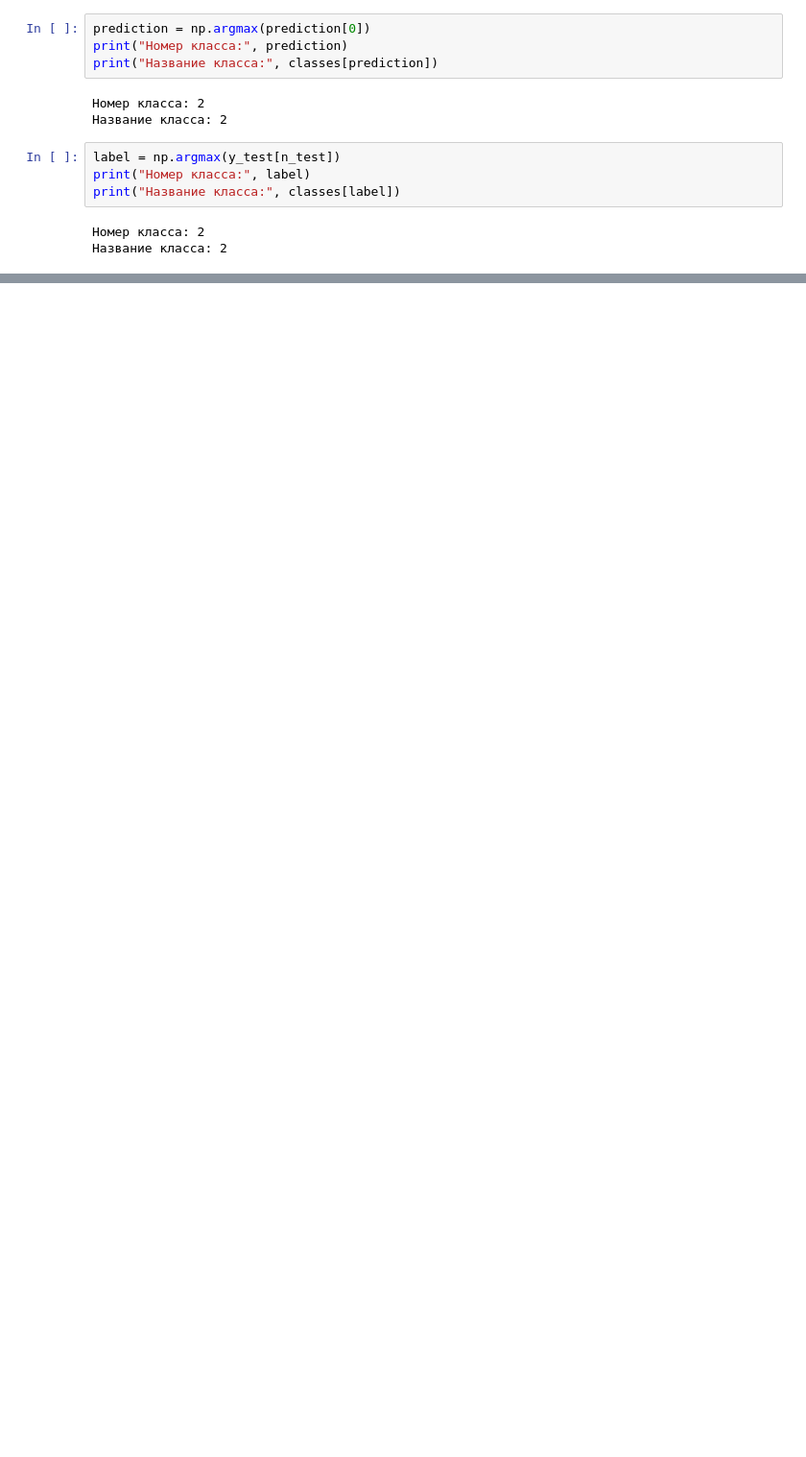
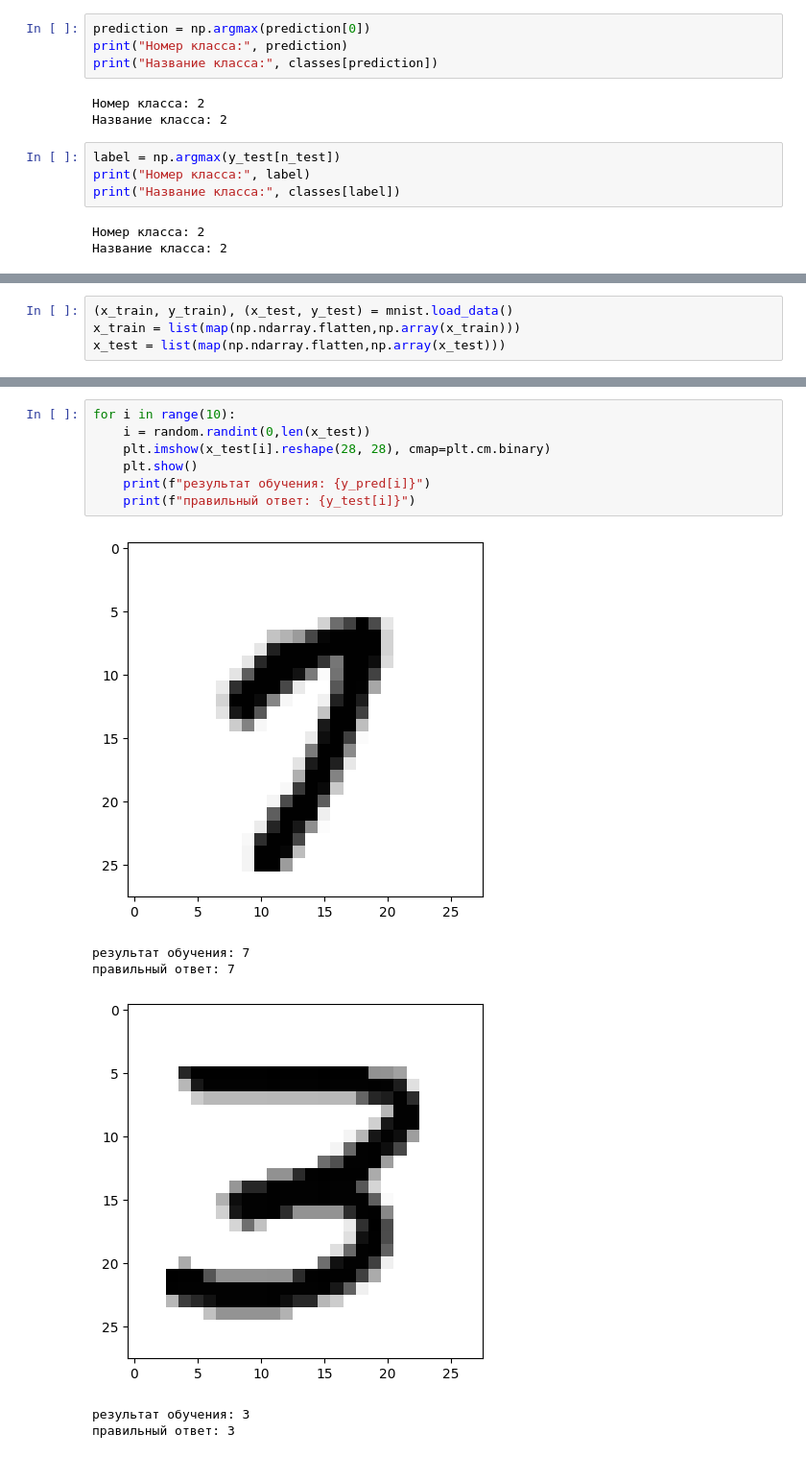
Before and after one commit to kopch02/semestr6, a Jupyter notebook: ML/lab8/lab8.ipynb, the cells around one changed output, grey strips where cells are left out. Shown: that part at 96% size. Drawn from its saved outputs; the diff is of its cells as text; blank space fills up the shorter version.

```diff
--- a/ML/lab8/lab8.ipynb
+++ b/ML/lab8/lab8.ipynb
@@ -243,0 +243,4 @@ print("Название класса:", classes[prediction])
+# %%
+(x_train, y_train), (x_test, y_test) = mnist.load_data()
+x_train = list(map(np.ndarray.flatten,np.array(x_train)))
+x_test = list(map(np.ndarray.flatten,np.array(x_test)))
@@ -243,0 +263,14 @@ print("Название класса:", classes[prediction])
+# %%
+for i in range(10):
+    i = random.randint(0,len(x_test))
+    plt.imshow(x_test[i].reshape(28, 28), cmap=plt.cm.binary)
+    plt.show()
+    print(f"результат обучения: {y_pred[i]}")
+    print(f"правильный ответ: {y_test[i]}")
+# %% [output]
+[figure, added]
+результат обучения: 7
+правильный ответ: 7
+[figure, added]
+результат обучения: 3
+правильный ответ: 3
```
Also changed, not shown: parts of 30 cells of this notebook, 2 other files.
